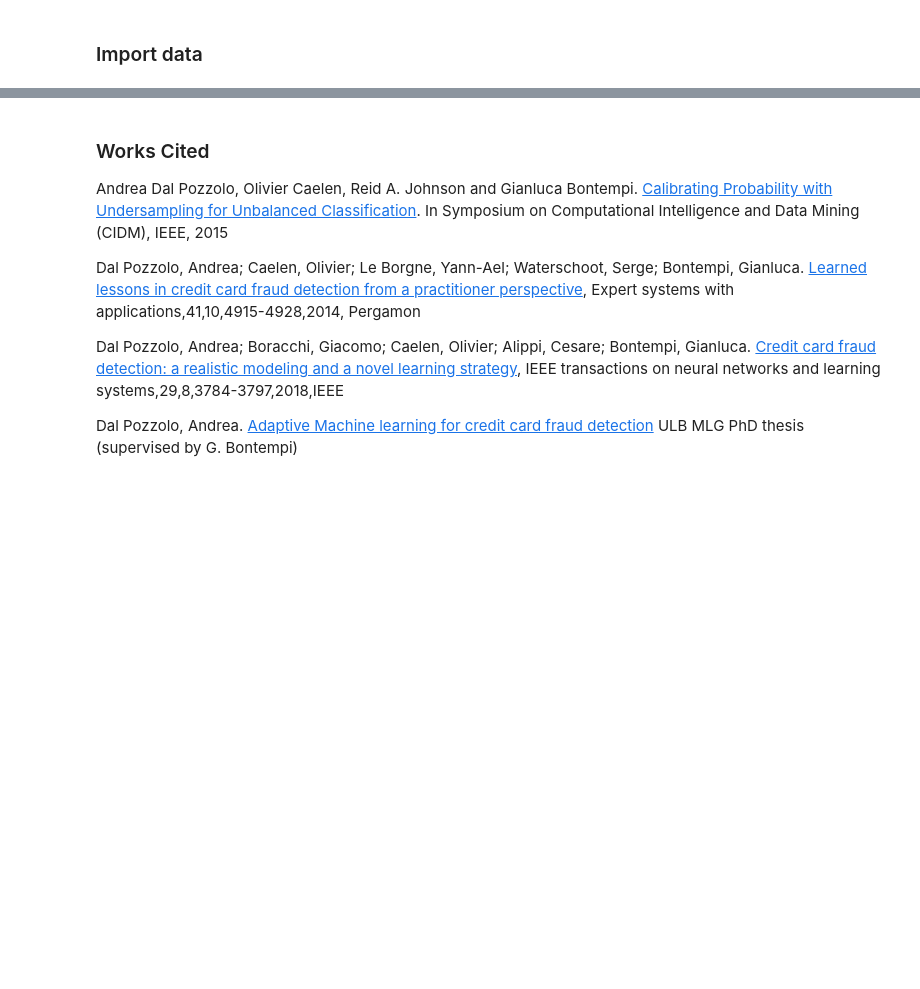
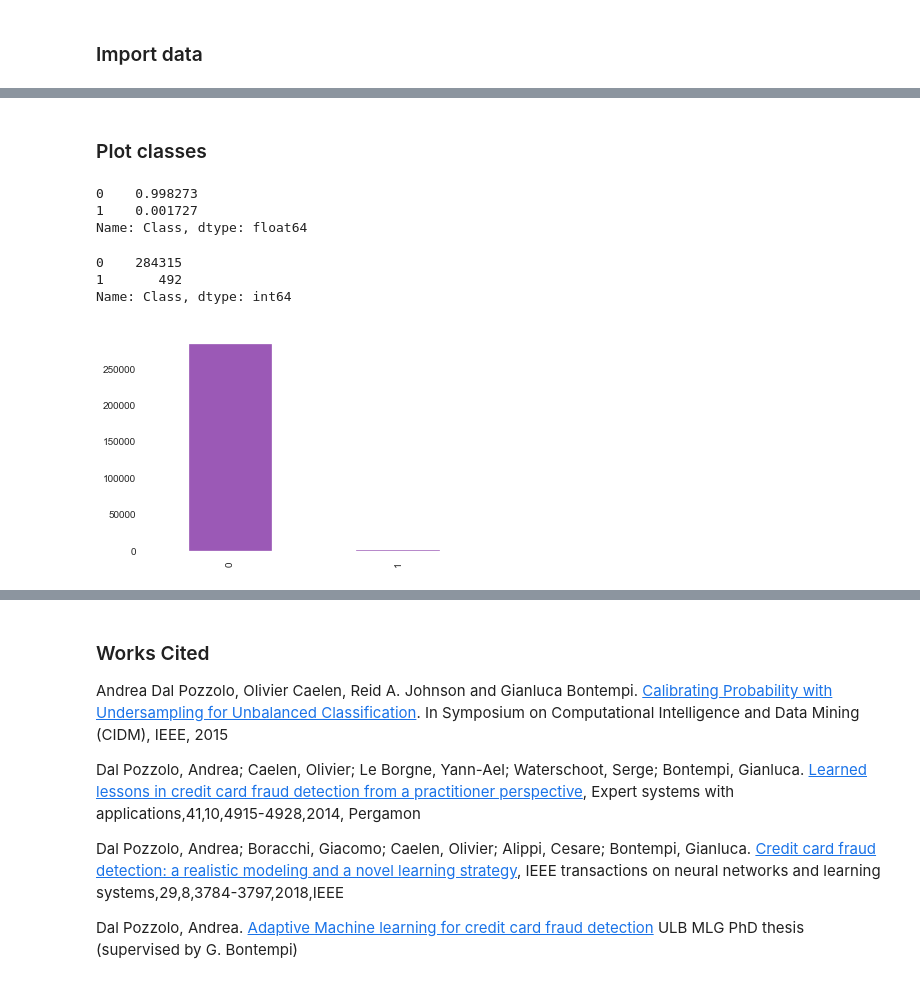
Before and after one commit to davidtnly/Python, a Jupyter notebook: MachineLearning/17-credit-card-fraud-detection.ipynb, the cells around one changed output, grey strips where cells are left out. Drawn from its saved outputs; the diff is of its cells as text; code cells hidden in the pictures; blank space fills up the shorter version.

```diff
--- a/MachineLearning/17-credit-card-fraud-detection.ipynb
+++ b/MachineLearning/17-credit-card-fraud-detection.ipynb
@@ -257,0 +345,15 @@ Use sklearn's pipeline library to wrap their preprocessing, feature selection an
+# %% [markdown]
+### Plot classes
+# %%
+class_count = data.Class.value_counts()
+print(data.Class.value_counts(normalize=True))
+class_count.plot(kind='bar')
+class_count
+# %% [output]
+0    0.998273
+1    0.001727
+Name: Class, dtype: float64
+0    284315
+1       492
+Name: Class, dtype: int64
+[figure, added]
```
Also changed, not shown: parts of 71 cells of this notebook, 1 other file.
